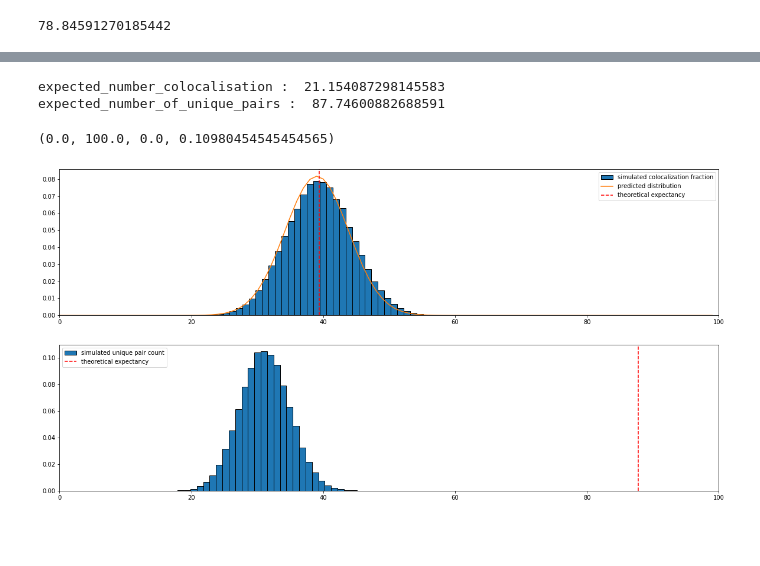
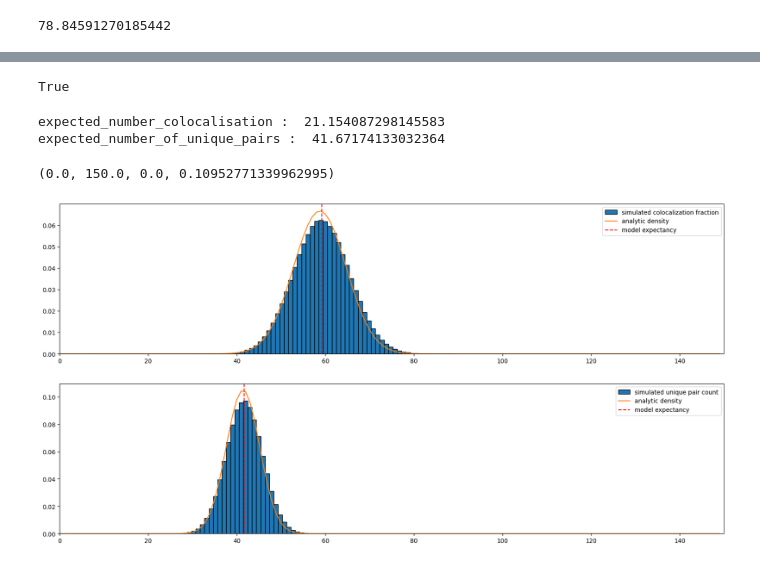
Before and after one commit to 2Echoes/Sequential_Fish, a Jupyter notebook: analysis/multicolocalization_statistics.ipynb, the cells around one changed output, grey strips where cells are left out. Saved outputs shown, nothing was run; the diff lists cells and outputs as text; code cells hidden in the pictures; blank space fills up the shorter version.

Commit message:
multicolocalization model testing

```diff
--- a/analysis/multicolocalization_statistics.ipynb
+++ b/analysis/multicolocalization_statistics.ipynb
@@ -123,6 +123,6 @@ for experiment, a_1_sample in zip(draws, a_1_draws) :
         experiment[np.isin(experiment, a_1_sample)]
     ))
 
-    different_pairs.append(len(
-        np.unique(experiment[np.isin(experiment, a_1_sample)])
-    ))
+    # different_pairs.append(len(
+    #     np.unique(experiment[np.isin(experiment, a_1_sample)])
+    # ))
@@ -128,0 +132,4 @@ for experiment, a_1_sample in zip(draws, a_1_draws) :
+# %%
+all(colocalisation_count_test == colocalisation_count)
+# %% [output]
+True
@@ -129,40 +171,70 @@ for experiment, a_1_sample in zip(draws, a_1_draws) :
+# %%
+from math import comb
+
+def compute_unique_pair_std(a1_unique, a2, V) :
+    """
+    Compute expected standard deviation of number of unique pair formed between a2 singles and a1_unique singles when the number of positions available is V.
+
+    We use the formula of variance for a sum of random variables Ii.
+    var = iSum(Var(I)) + 2*iSum(Cov(I))
+
+    First term is called Exp
+    second Cov
+
+    Exp = Sum(p*(1-p)) (Bernoulli law)
+     --> a1_unique *(p(1-p))
+
+    Cov = E(Ii and Ij) - E(Ii)*E(Ij) (called Eij, Ei and Ej)
+
+    """
+    if V == 0 : return np.NaN
+
+    p = 1 - (1-1/V)**a2 # probability to draw a specific location at least once
+    Exp = a1_unique*p*(1-p) # Variance of bernouli law
+    Cov = (1-2/V)**a2 - (1-1/V)**(2*a2) #Simplified expression for cov
+
+    var = Exp + 2*comb(round(a1_unique),2)*Cov
+
+    return np.sqrt(var)
 # %%
 # p = 1-(1-1/V)**a1 #
 
 # x = np.arange(a1 +1 )
 # pmf = binom.pmf(x,a1, p)
 
 
 print("expected_number_colocalisation : ",expceted_number_colocalisation)
 
 fig = plt.figure(figsize=(20,10))
 top,bot = fig.subplots(2,1)
 
 #Co-localisation fraction
 expected_colocalization_fraction = (a2*Expected_number_different_a1_positions)/V
 std = np.sqrt(expected_colocalization_fraction* (1-Expected_number_different_a1_positions/V))
 
 count,bins,_ =top.hist(colocalisation_count, edgecolor='black', bins=len(np.unique(colocalisation_count)), align='mid', density=True, label='simulated colocalization fraction')
 
-top.plot(norm.pdf(np.linspace(0,a2,a2), expected_colocalization_fraction, std), label= 'predicted distribution')
+top.plot(norm.pdf(np.linspace(0,a2,a2), expected_colocalization_fraction, std), label= 'analytic density')
 
 xmin,xmax,ymin,ymax = top.axis()
-top.plot([expected_colocalization_fraction,expected_colocalization_fraction],[ymin,ymax], '--r', label= 'theoretical expectancy')
+top.plot([expected_colocalization_fraction,expected_colocalization_fraction],[ymin,ymax], '--r', label= 'model expectancy')
 top.legend()
 top.axis([0,a2,ymin,ymax])
 
 
 #Cluster number forming pairs
-expected_number_of_unique_pairs = a2 - Expected_number_different_a1_positions**2*(1-(1-1/V)**a2)/V
+expected_number_of_unique_pairs = Expected_number_different_a1_positions*(1-(1-1/V)**a2)
+std = compute_unique_pair_std(Expected_number_different_a1_positions, a2, V)
 print("expected_number_of_unique_pairs : ",expected_number_of_unique_pairs)
 
 bot.hist(different_pairs, edgecolor='black', bins=len(np.unique(different_pairs)), align='mid', density=True, label='simulated unique pair count')
+bot.plot(norm.pdf(np.linspace(0,a2,a2), expected_number_of_unique_pairs, std), label= 'analytic density')
 xmin,xmax,ymin,ymax = bot.axis()
-bot.plot([expected_number_of_unique_pairs,expected_number_of_unique_pairs],[ymin,ymax], '--r', label= 'theoretical expectancy')
+bot.plot([expected_number_of_unique_pairs,expected_number_of_unique_pairs],[ymin,ymax], '--r', label= 'model expectancy')
 bot.legend()
 bot.axis([0,a2,ymin,ymax])
 # %% [output]
 expected_number_colocalisation :  21.154087298145583
-expected_number_of_unique_pairs :  87.74600882688591
+expected_number_of_unique_pairs :  41.67174133032364
-(0.0, 100.0, 0.0, 0.10980454545454565)
+(0.0, 150.0, 0.0, 0.10952771339962995)
-[figure, old version]
+[figure, new version]
```
Also changed, not shown: parts of 8 cells of this notebook.
